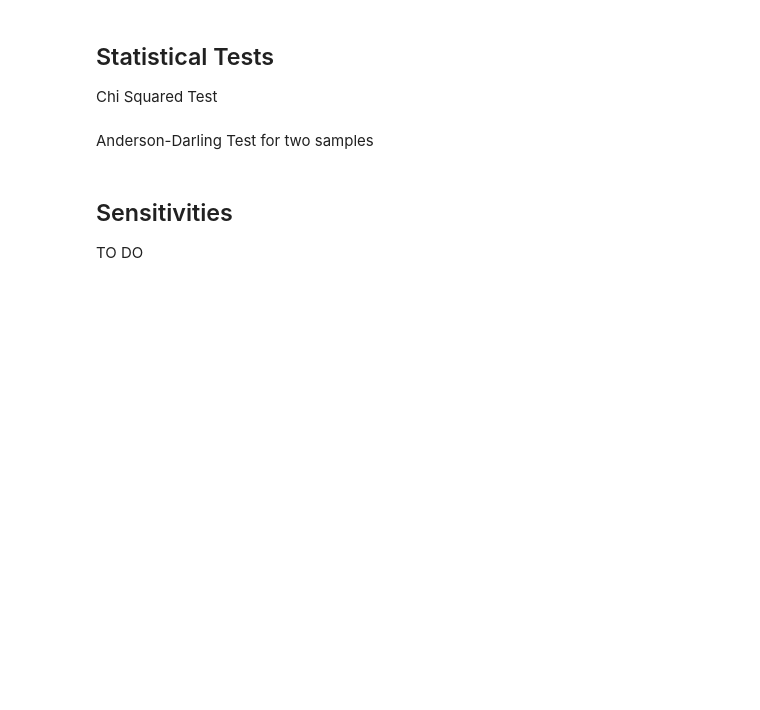
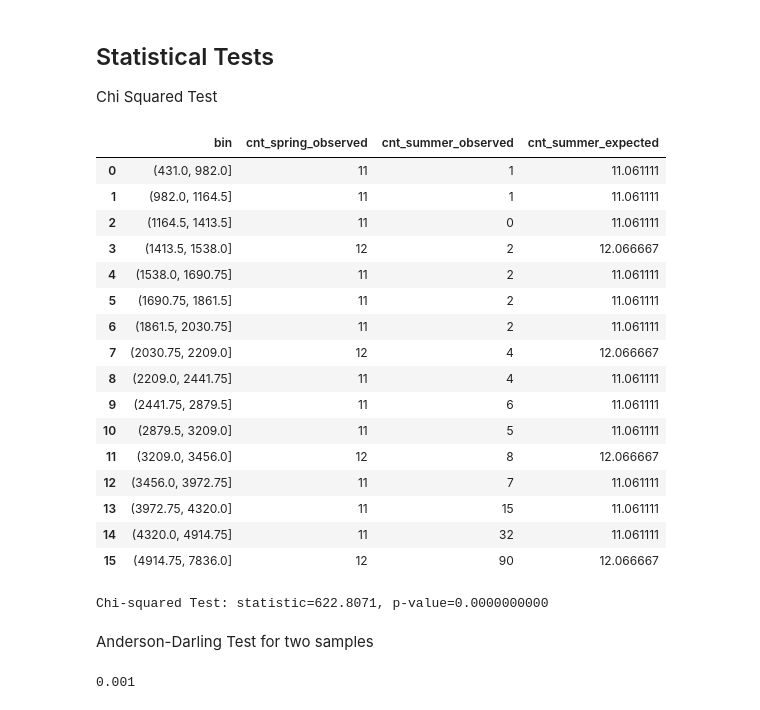
Before and after one commit to rorycreedon/stat0032_assignment, a Jupyter notebook: task_1.ipynb, the cells around one changed output. Cells and saved outputs as stored; diff of their text form; code cells hidden in the pictures; blank space fills up the shorter version.

```diff
--- a/task_1.ipynb
+++ b/task_1.ipynb
@@ -113,32 +163,51 @@ Chi Squared Test
 # %%
 # Init dataframe
 df_bins = pd.DataFrame()
-spring = spring_data['cnt'].values
-summer = summer_data['cnt'].values
+spring = day_data[day_data.season==1]['cnt'].values
+summer = day_data[day_data.season==2]['cnt'].values
 
 # Generate bins from control group
 _, bins = pd.qcut(spring, q=16, retbins=True)
 df_bins['bin'] = pd.cut(spring, bins=bins).value_counts().index
 
 # Apply bins to both groups
 df_bins['cnt_spring_observed'] = pd.cut(spring, bins=bins).value_counts().values
 df_bins['cnt_summer_observed'] = pd.cut(summer, bins=bins).value_counts().values
 
 # Compute expected frequency in the treatment group
 df_bins['cnt_summer_expected'] = df_bins['cnt_spring_observed'] / np.sum(df_bins['cnt_spring_observed']) * np.sum(df_bins['cnt_summer_observed'])
 
 df_bins
+# %% [output]
+|  | bin | cnt_spring_observed | cnt_summer_observed | cnt_summer_expected |
+| 0 | (431.0, 982.0] | 11 | 1 | 11.061111 |
+| 1 | (982.0, 1164.5] | 11 | 1 | 11.061111 |
+| 2 | (1164.5, 1413.5] | 11 | 0 | 11.061111 |
+| 3 | (1413.5, 1538.0] | 12 | 2 | 12.066667 |
+| 4 | (1538.0, 1690.75] | 11 | 2 | 11.061111 |
+| 5 | (1690.75, 1861.5] | 11 | 2 | 11.061111 |
+| 6 | (1861.5, 2030.75] | 11 | 2 | 11.061111 |
+| 7 | (2030.75, 2209.0] | 12 | 4 | 12.066667 |
+| 8 | (2209.0, 2441.75] | 11 | 4 | 11.061111 |
+| 9 | (2441.75, 2879.5] | 11 | 6 | 11.061111 |
+| 10 | (2879.5, 3209.0] | 11 | 5 | 11.061111 |
+| 11 | (3209.0, 3456.0] | 12 | 8 | 12.066667 |
+| 12 | (3456.0, 3972.75] | 11 | 7 | 11.061111 |
+| 13 | (3972.75, 4320.0] | 11 | 15 | 11.061111 |
+| 14 | (4320.0, 4914.75] | 11 | 32 | 11.061111 |
+| 15 | (4914.75, 7836.0] | 12 | 90 | 12.066667 |
 # %%
 from scipy.stats import chisquare
 
 stat, p_value = chisquare(df_bins['cnt_summer_observed'], df_bins['cnt_summer_expected'])
 print(f"Chi-squared Test: statistic={stat:.4f}, p-value={p_value:.10f}")
+# %% [output]
+Chi-squared Test: statistic=622.8071, p-value=0.0000000000
 # %% [markdown]
 Anderson-Darling Test for two samples
 # %%
 from scipy.stats import anderson_ksamp
 statistic, crit, p = anderson_ksamp([spring,summer])
 print(p)
+# %% [output]
+0.001
-# %% [markdown]
-## Sensitivities
-TO DO
```
Also changed, not shown: parts of 7 cells of this notebook, 3 other files.
